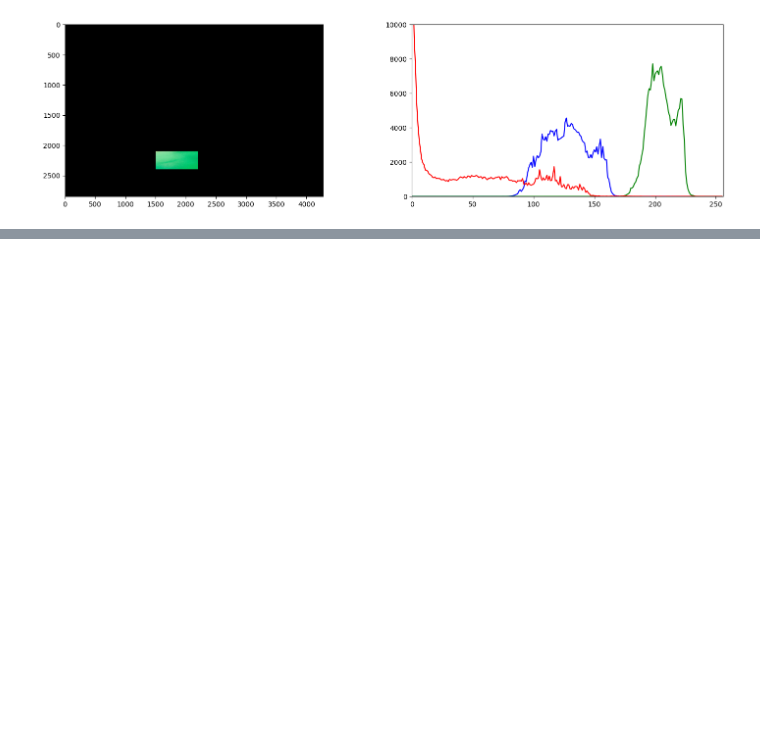
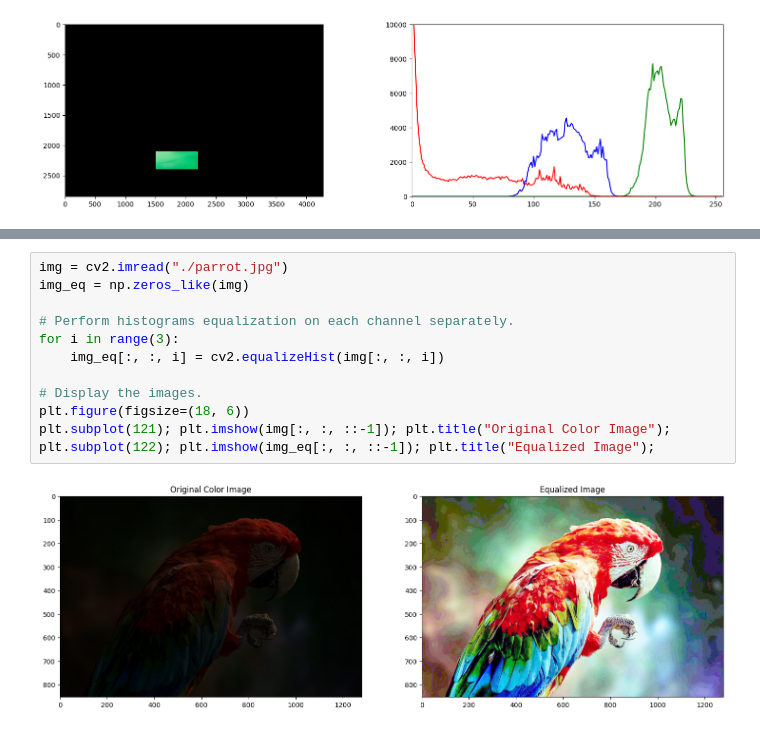
Before and after one commit to saulyaguana/Histograms-ColorSegmentation, a Jupyter notebook: histograms/histograms.ipynb, the cells around one changed output, grey strips where cells are left out. Cells and saved outputs as stored; diff of their text form; blank space fills up the shorter version.

```diff
--- a/histograms/histograms.ipynb
+++ b/histograms/histograms.ipynb
@@ -221,0 +249,14 @@ plt.ylim([0, 10000]);
+# %%
+img = cv2.imread("./parrot.jpg")
+img_eq = np.zeros_like(img)
+
+# Perform histograms equalization on each channel separately.
+for i in range(3):
+    img_eq[:, :, i] = cv2.equalizeHist(img[:, :, i])
+
+# Display the images.
+plt.figure(figsize=(18, 6))
+plt.subplot(121); plt.imshow(img[:, :, ::-1]); plt.title("Original Color Image");
+plt.subplot(122); plt.imshow(img_eq[:, :, ::-1]); plt.title("Equalized Image");
+# %% [output]
+[figure, added]
```
Also changed, not shown: parts of 4 cells of this notebook, 1 other file.
